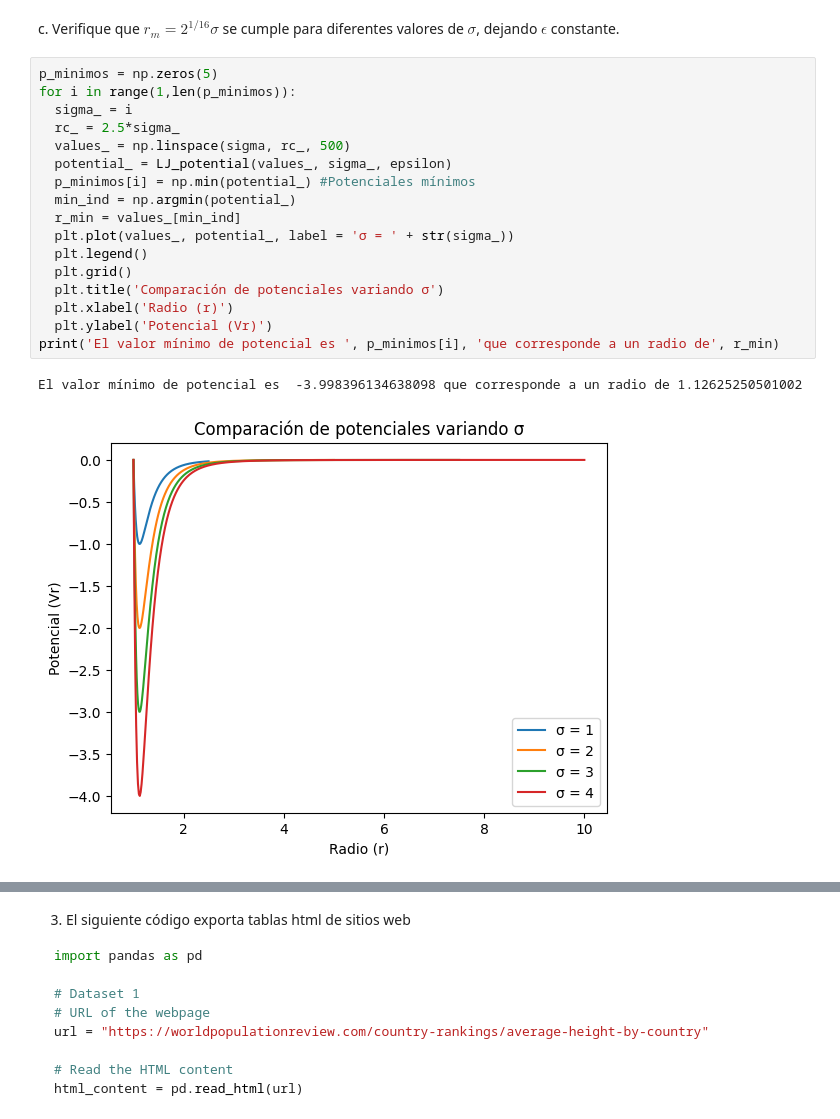
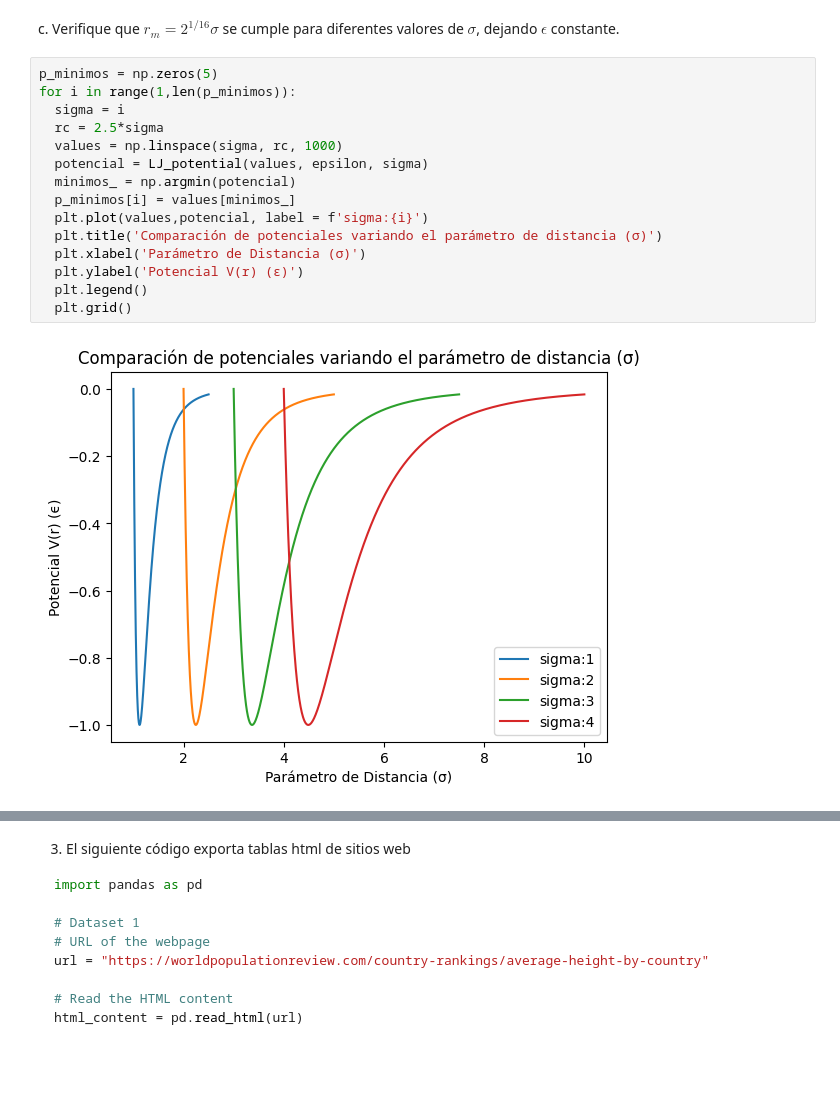
Before and after one commit to hernansalinas/CursoMetodosComputacionales, a Jupyter notebook: Students/Niño_666/Act_02_SolMCipynb.ipynb, the cells around one changed output, grey strips where cells are left out. Cells and saved outputs as stored; diff of their text form; blank space fills up the shorter version.

```diff
--- a/Students/Niño_666/Act_02_SolMCipynb.ipynb
+++ b/Students/Niño_666/Act_02_SolMCipynb.ipynb
@@ -93,20 +99,17 @@ c. Verifique que $r_m = 2^{1/16}\sigma$ se cumple para diferentes valores de $\s
 # %%
 p_minimos = np.zeros(5)
 for i in range(1,len(p_minimos)):
-  sigma_ = i
-  rc_ = 2.5*sigma_
-  values_ = np.linspace(sigma, rc_, 500)
-  potential_ = LJ_potential(values_, sigma_, epsilon)
-  p_minimos[i] = np.min(potential_) #Potenciales mínimos
-  min_ind = np.argmin(potential_)
-  r_min = values_[min_ind]
-  plt.plot(values_, potential_, label = 'σ = ' + str(sigma_))
+  sigma = i
+  rc = 2.5*sigma
+  values = np.linspace(sigma, rc, 1000)
+  potencial = LJ_potential(values, epsilon, sigma)
+  minimos_ = np.argmin(potencial)
+  p_minimos[i] = values[minimos_]
+  plt.plot(values,potencial, label = f'sigma:{i}')
+  plt.title('Comparación de potenciales variando el parámetro de distancia (σ)')
+  plt.xlabel('Parámetro de Distancia (σ)')
+  plt.ylabel('Potencial V(r) (ϵ)')
   plt.legend()
   plt.grid()
-  plt.title('Comparación de potenciales variando σ')
-  plt.xlabel('Radio (r)')
-  plt.ylabel('Potencial (Vr)')
-print('El valor mínimo de potencial es ', p_minimos[i], 'que corresponde a un radio de', r_min)
 # %% [output]
-El valor mínimo de potencial es  -3.998396134638098 que corresponde a un radio de 1.12625250501002
-[figure, old version]
+[figure, new version]
```
Also changed, not shown: parts of 19 cells of this notebook.
